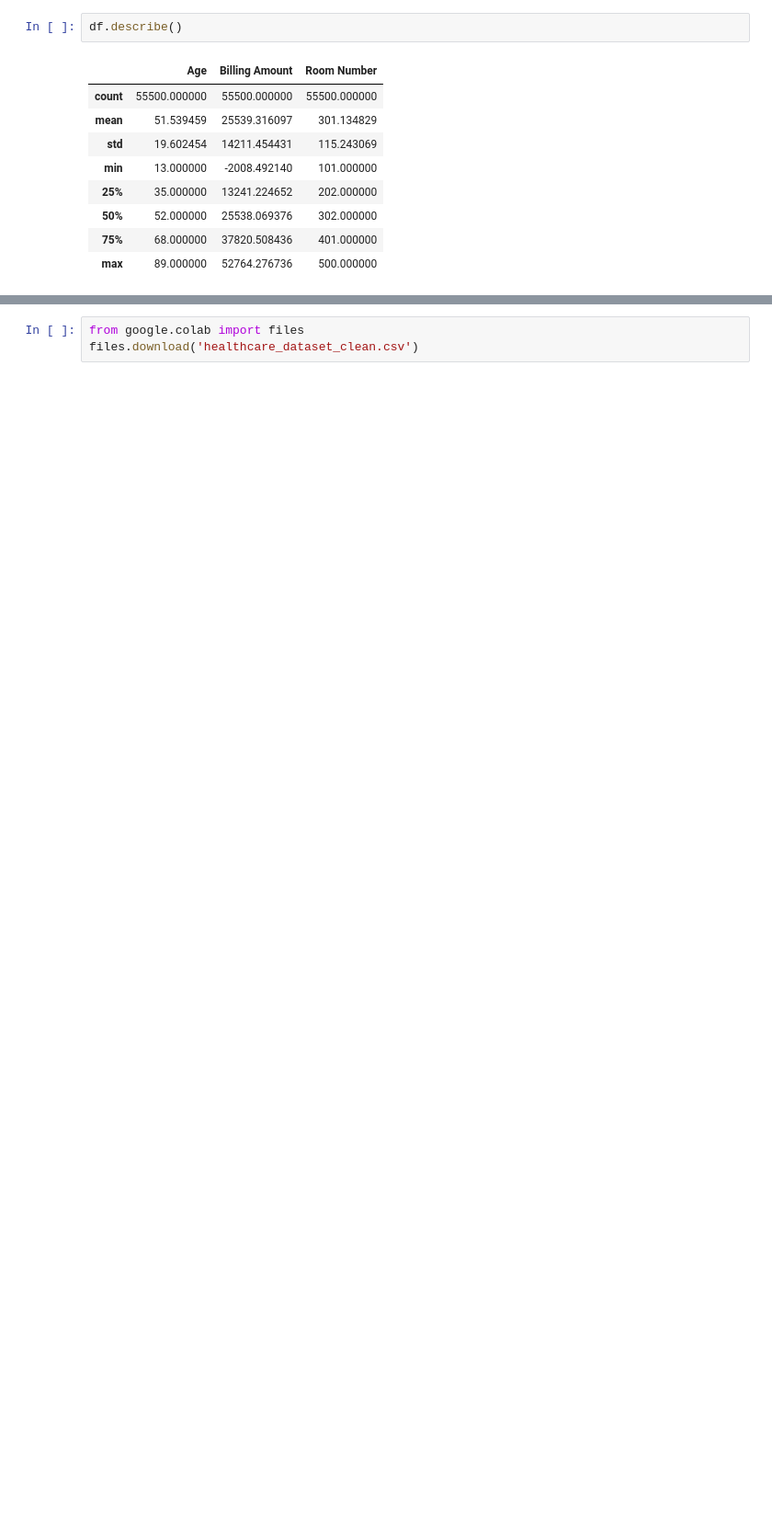
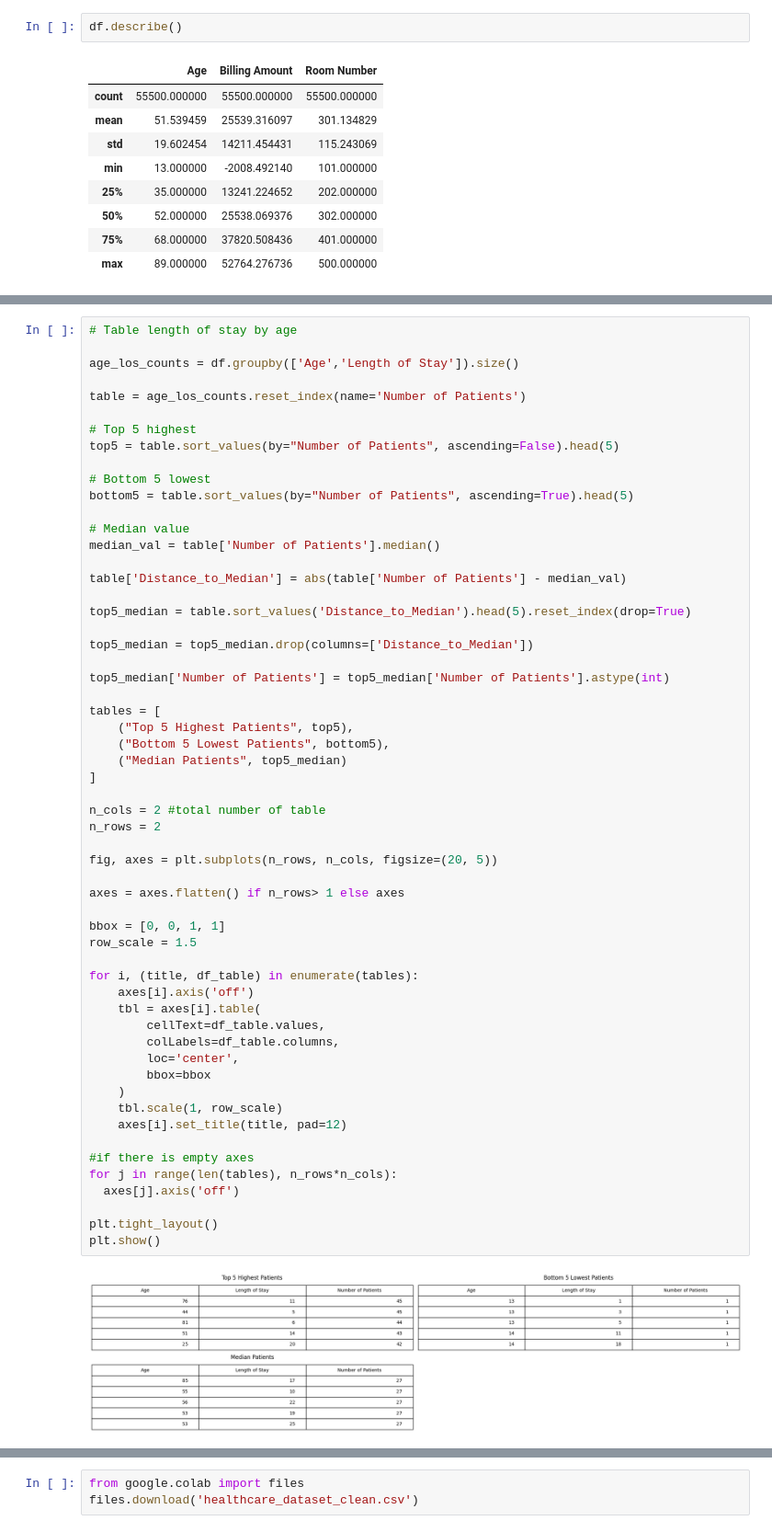
Before and after one commit to NurF-portfolio/Healthcare-Dataset, a Jupyter notebook: Notebooks/Healthcare_Data_Analysis.ipynb, the cells around one changed output, grey strips where cells are left out. Shown at 92% size. Cells and saved outputs as stored; diff of their text form; blank space fills up the shorter version.

```diff
--- a/Notebooks/Healthcare_Data_Analysis.ipynb
+++ b/Notebooks/Healthcare_Data_Analysis.ipynb
@@ -333,0 +302,59 @@ df.to_csv('healthcare_dataset_clean.csv',index=False)
+# %%
+# Table length of stay by age
+
+age_los_counts = df.groupby(['Age','Length of Stay']).size()
+
+table = age_los_counts.reset_index(name='Number of Patients')
+
+# Top 5 highest
+top5 = table.sort_values(by="Number of Patients", ascending=False).head(5)
+
+# Bottom 5 lowest
+bottom5 = table.sort_values(by="Number of Patients", ascending=True).head(5)
+
+# Median value
+median_val = table['Number of Patients'].median()
+
+table['Distance_to_Median'] = abs(table['Number of Patients'] - median_val)
+
+top5_median = table.sort_values('Distance_to_Median').head(5).reset_index(drop=True)
+
+top5_median = top5_median.drop(columns=['Distance_to_Median'])
+
+top5_median['Number of Patients'] = top5_median['Number of Patients'].astype(int)
+
+tables = [
+    ("Top 5 Highest Patients", top5),
+    ("Bottom 5 Lowest Patients", bottom5),
+    ("Median Patients", top5_median)
+]
+
+n_cols = 2 #total number of table
+n_rows = 2
+
+fig, axes = plt.subplots(n_rows, n_cols, figsize=(20, 5))
+
+axes = axes.flatten() if n_rows> 1 else axes
+
+bbox = [0, 0, 1, 1]
+row_scale = 1.5
+
+for i, (title, df_table) in enumerate(tables):
+    axes[i].axis('off')
+    tbl = axes[i].table(
+        cellText=df_table.values,
+        colLabels=df_table.columns,
+        loc='center',
+        bbox=bbox
+    )
+    tbl.scale(1, row_scale)
+    axes[i].set_title(title, pad=12)
+
+#if there is empty axes
+for j in range(len(tables), n_rows*n_cols):
+  axes[j].axis('off')
+
+plt.tight_layout()
+plt.show()
+# %% [output]
+[figure, added]
```
Also changed, not shown: parts of 81 cells of this notebook.
